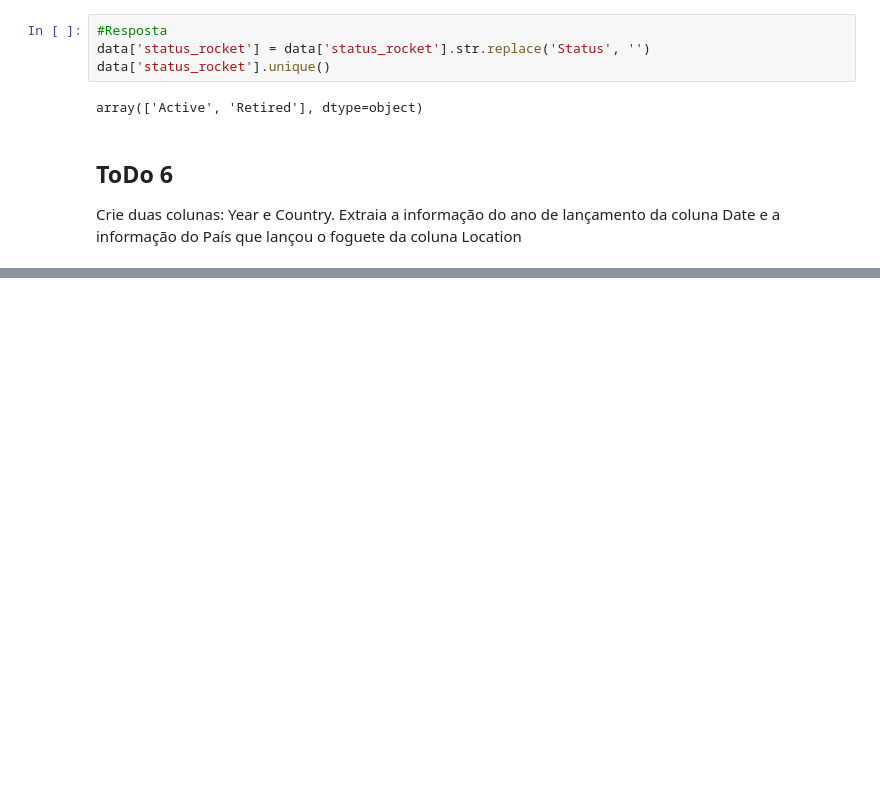
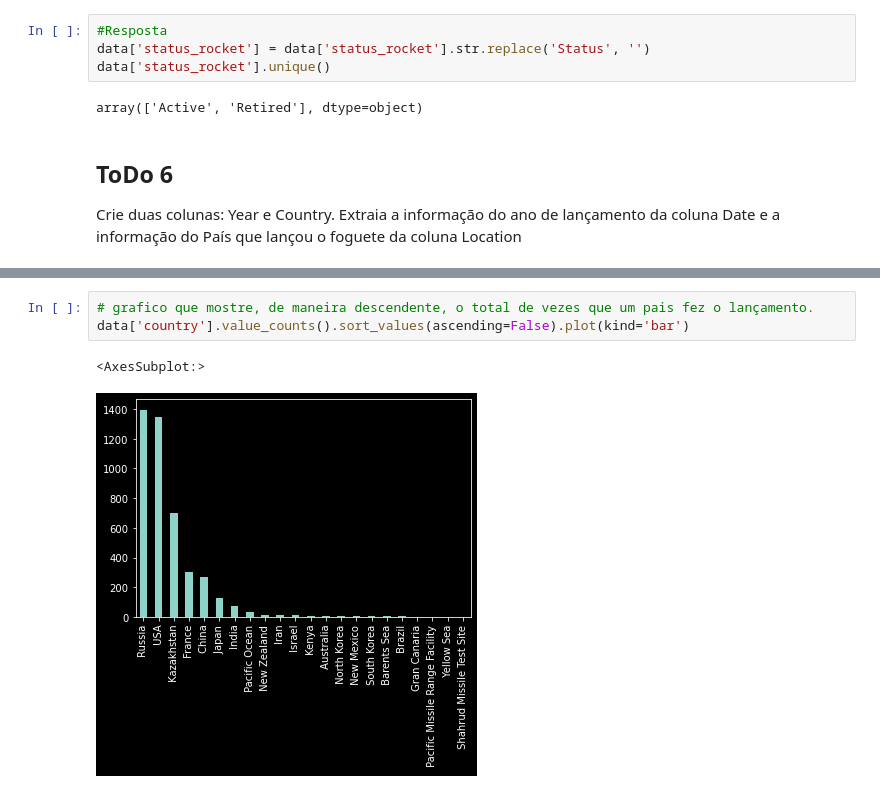
Before and after one commit to vinimarcili/IA-PY-INTRO, a Jupyter notebook: Aula_7.ipynb, the cells around one changed output, grey strips where cells are left out. Cells and saved outputs as stored; diff of their text form; blank space fills up the shorter version.

```diff
--- a/Aula_7.ipynb
+++ b/Aula_7.ipynb
@@ -180,0 +195,6 @@ data.head()
+# %%
+# grafico que mostre, de maneira descendente, o total de vezes que um pais fez o lançamento.
+data['country'].value_counts().sort_values(ascending=False).plot(kind='bar')
+# %% [output]
+<AxesSubplot:>
+[figure, added]
```
Also changed, not shown: parts of 3 cells of this notebook.
